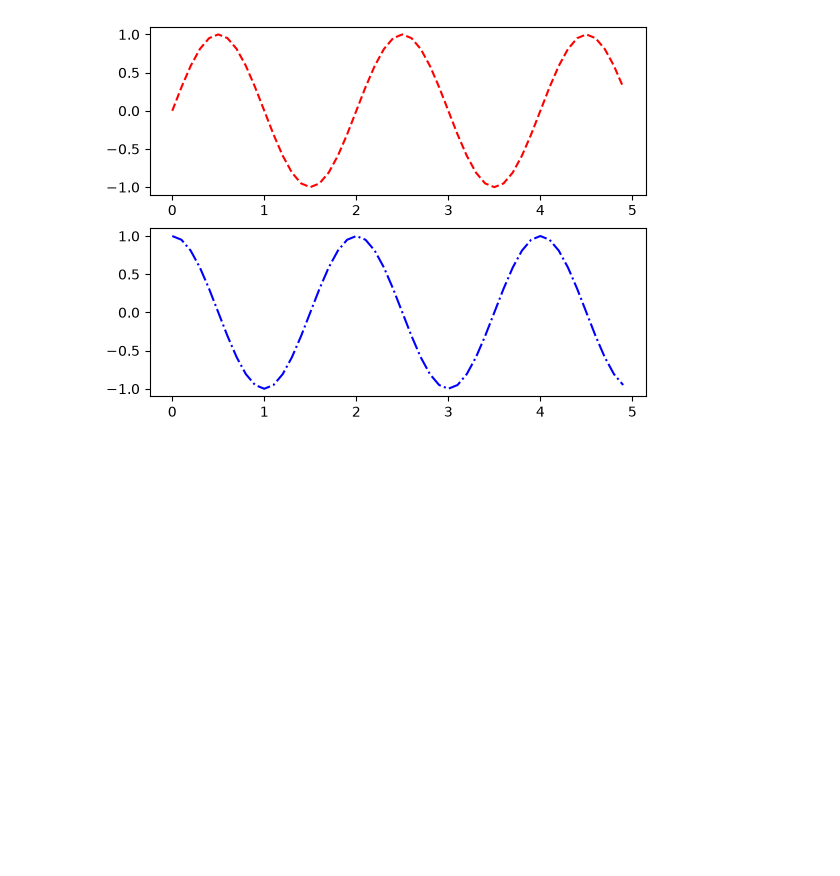
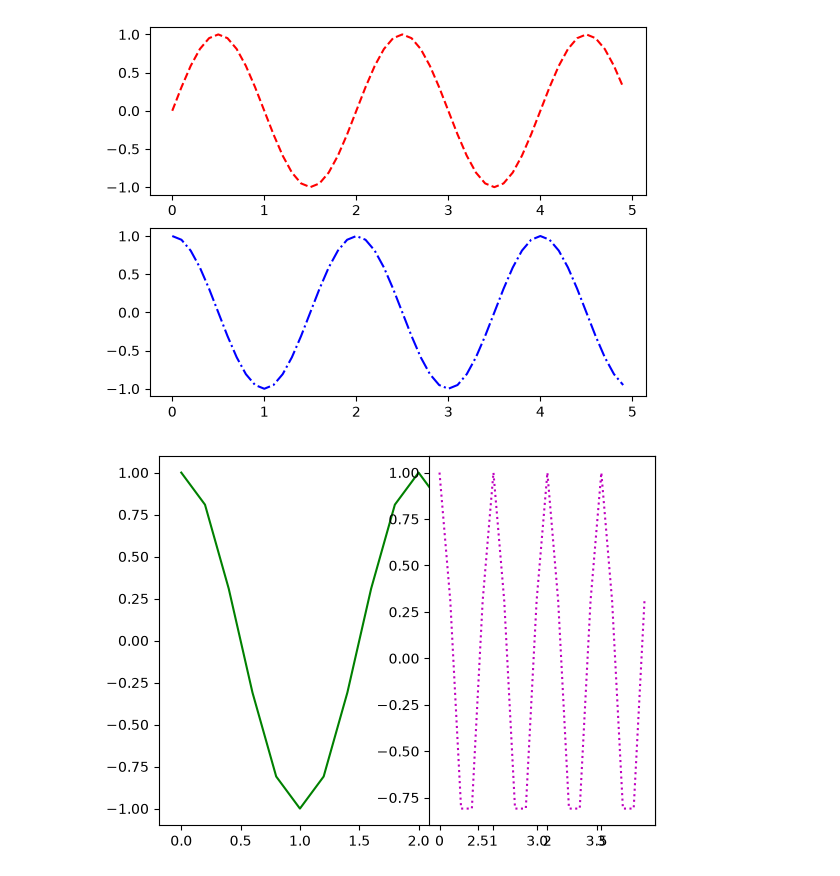
Before and after one commit to snaizhang-sys/_python, a Jupyter notebook: 0627/lesson.ipynb, the cells around one changed output. Cells and saved outputs as stored; diff of their text form; code cells hidden in the pictures; blank space fills up the shorter version.

```diff
--- a/0627/lesson.ipynb
+++ b/0627/lesson.ipynb
@@ -86,16 +86,23 @@ plt.show()
 # %%
 import numpy as np
 
-import matplotlib.pyploy as plt
+import matplotlib.pyplot as plt
 
 x=np.arange(0,4,0.2)
 
-y1= cos(pi * x)
 
-y2= cos(2* pi * x)
+y1= np.cos(np.pi * x)
+
+y2= np.cos(2* anp.pi * x)
 
 figure= plt.figure()
 
-x = figure.add_subplot(2, 1, 1)
+plt.plot(x, y1, 'g-')
 
-y1 = figure.add_subplot(4, 3, 5)
+plt.subplot(1, 2, 2)
+
+plt.plot(x, y2, 'm:')
+
+plt.show()
+# %% [output]
+[figure, added]
```
Also changed, not shown: 7 other files.
